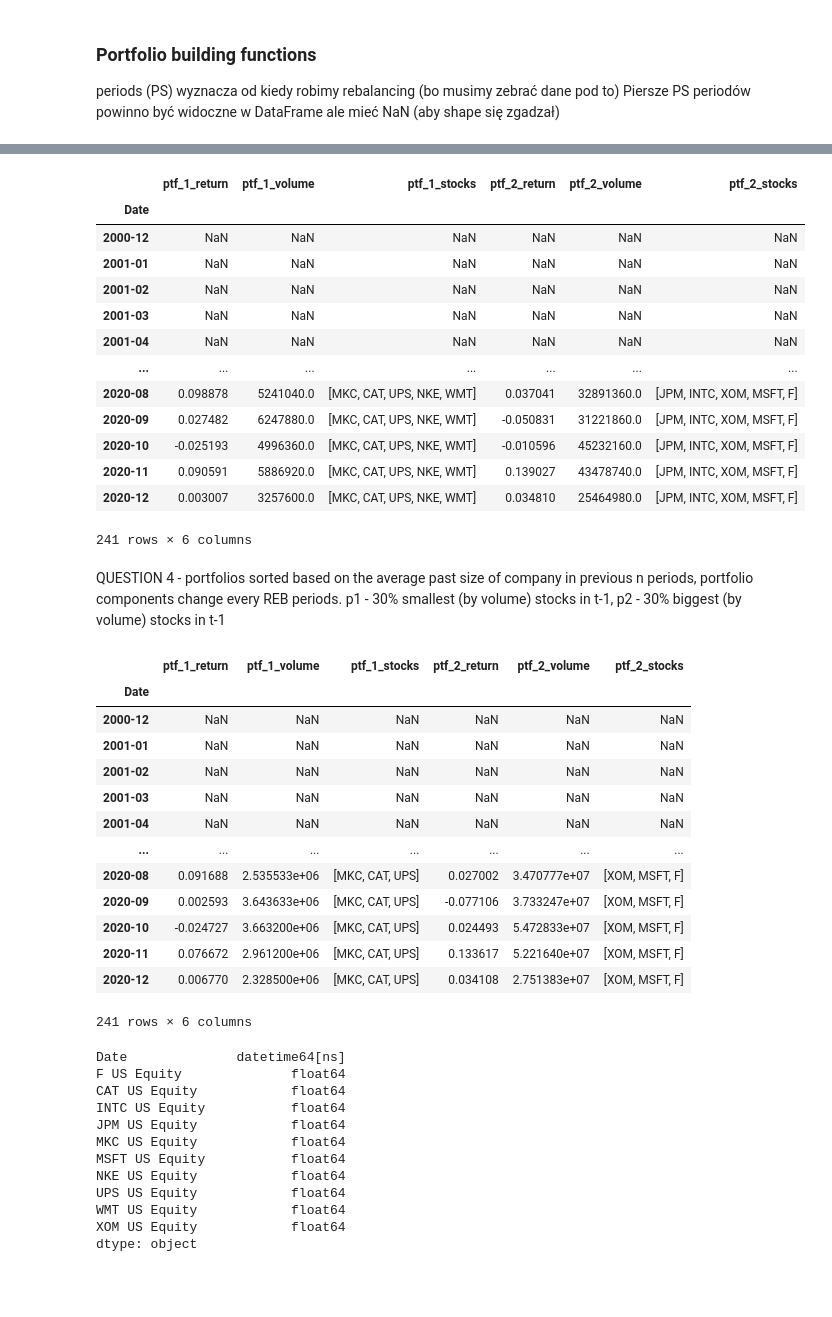
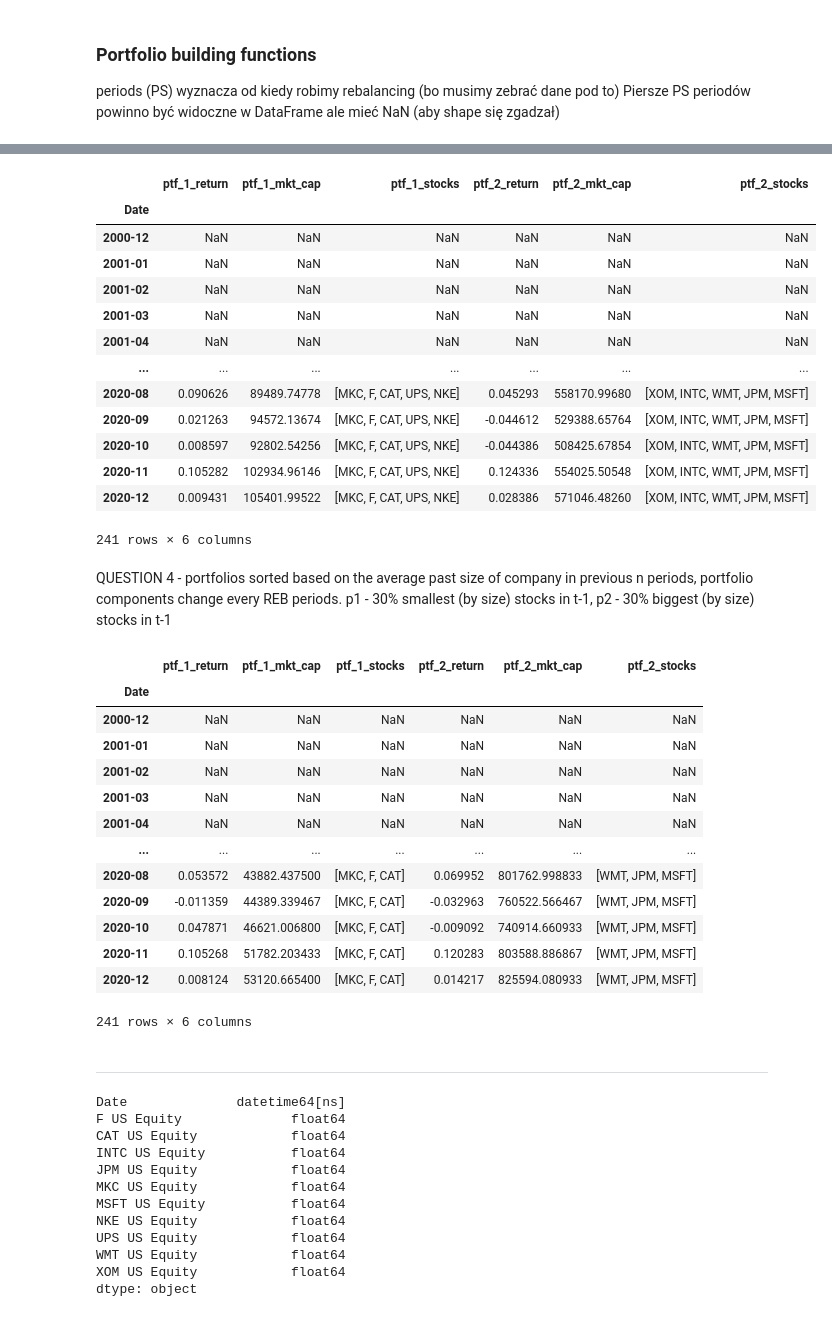
Before and after one commit to maxbranting/investment-theory, a Jupyter notebook: ProblemSet7_ready.ipynb, the cells around one changed output, grey strips where cells are left out. Drawn from its saved outputs; the diff is of its cells as text; code cells hidden in the pictures; blank space fills up the shorter version.

```diff
--- a/ProblemSet7_ready.ipynb
+++ b/ProblemSet7_ready.ipynb
@@ -86,0 +85,4 @@ stocks_data['Close'] = stocks_data['Close'].pct_change()
+# %%
+# we will not need Volume - will use Market Cap instead
+stocks_data = stocks_data.drop(stocks_data.filter(regex='Volume').columns, axis=1)
+stocks_data['Close'] = stocks_data['Close'].pct_change()
@@ -86,0 +92,13 @@ stocks_data['Close'] = stocks_data['Close'].pct_change()
+# %%
+mkt_cap = pd.read_excel("mkt_cap_G2.xlsx", parse_dates = True) #we have it in easy format so pandas will handle date parsing
+# rename columns to match the ones in returns data frame - luckily Bloomberg tickers are the same, just with "US EQUITY" added
+mkt_cap = mkt_cap.rename(columns={c : c.partition(" ")[0] for c in mkt_cap.columns})
+# Get data, only for the last day of each month (and year ofc)
+mth_mkt_cap = mkt_cap.groupby([mkt_cap['Date'].dt.year, mkt_cap['Date'].dt.month], as_index=False).last().set_index("Date")
+# make index have the same format as in stocks_data
+mth_mkt_cap.index = mth_mkt_cap.index.to_period("m")
+# create MultiIndex for Market Cap and each company
+mth_mkt_cap.columns = pd.MultiIndex.from_product([["MktCap"], mth_mkt_cap.columns])
+# join MktCap to stocks_data
+stocks_data = stocks_data.join(mth_mkt_cap, on=["Date"])
+stocks_data.head()
@@ -123,7 +150,7 @@ Piersze PS periodów powinno być widoczne w DataFrame ale mieć NaN (aby shape
 # %%
 # reshape DataFrame
 c = stocks_data['Close'].melt(ignore_index=False, value_name="return", var_name='company') #.reset_index()
-v = stocks_data['Volume'].melt(ignore_index=False, value_name="volume", var_name='company')
-df = pd.merge(c, v, on=["Date",'company'])
+s = stocks_data['MktCap'].melt(ignore_index=False, value_name="mkt_cap", var_name='company')
+df = pd.merge(c, s, on=["Date",'company'])
 df
 # %% [output]
@@ -165,7 +192,7 @@ def rebalance(df_slice, sort_var, p1, p2):
     return [small_comp, big_comp]
 
 
-def get_portfolio_stats(date, portfolios, df):
+def get_portfolio_stats(date, portfolios, df, sort_var):
     """
     portfolios - list of lists of company tickers. The portfolios are increasing order with respect to decision variable value. (P2 will have greater `size` than P1)
     We are interested in average size (mkt_cap), average return and composition of each portfolio
@@ -178,7 +205,7 @@ def get_portfolio_stats(date, portfolios, df):
 
         p_name = "ptf_" + str(idx)
         ptfs[p_name+"_return"] = p_period_df['return'].mean()
-        ptfs[p_name+"_volume"] = p_period_df['volume'].mean()
+        ptfs[p_name+"_"+sort_var] = p_period_df[sort_var].mean()
         ptfs[p_name+"_stocks"] = p
 
     return ptfs
@@ -214,7 +241,7 @@ def constrcut_portfolios(df, decision_var, reb, per, small_p, big_p):
 
         # this is done for each period
         # calculation of metrics
-        stats = get_portfolio_stats(d, portfolios, df)
+        stats = get_portfolio_stats(d, portfolios, df, decision_var)
         test_l.append(stats)
 
     return pd.DataFrame(test_l, index=df.index.unique())
@@ -271,8 +317,8 @@ p2 - 50% biggest (by volume) stocks in t-1
 # %%
-Q3 = constrcut_portfolios(df=df, decision_var="volume", reb=12, per=6, small_p=.5, big_p=.5)
+Q3 = constrcut_portfolios(df=df, decision_var="mkt_cap", reb=12, per=6, small_p=.5, big_p=.5)
 Q3
 # %% [output]
-|  | ptf_1_return | ptf_1_volume | ptf_1_stocks | ptf_2_return | ptf_2_volume | ptf_2_stocks |
+|  | ptf_1_return | ptf_1_mkt_cap | ptf_1_stocks | ptf_2_return | ptf_2_mkt_cap | ptf_2_stocks |
 | Date |  |  |  |  |  |  |
 | 2000-12 | NaN | NaN | NaN | NaN | NaN | NaN |
 | 2001-01 | NaN | NaN | NaN | NaN | NaN | NaN |
@@ -280,21 +326,21 @@ Q3
 | 2001-03 | NaN | NaN | NaN | NaN | NaN | NaN |
 | 2001-04 | NaN | NaN | NaN | NaN | NaN | NaN |
 | ... | ... | ... | ... | ... | ... | ... |
-| 2020-08 | 0.098878 | 5241040.0 | [MKC, CAT, UPS, NKE, WMT] | 0.037041 | 32891360.0 | [JPM, INTC, XOM, MSFT, F] |
-| 2020-09 | 0.027482 | 6247880.0 | [MKC, CAT, UPS, NKE, WMT] | -0.050831 | 31221860.0 | [JPM, INTC, XOM, MSFT, F] |
-| 2020-10 | -0.025193 | 4996360.0 | [MKC, CAT, UPS, NKE, WMT] | -0.010596 | 45232160.0 | [JPM, INTC, XOM, MSFT, F] |
-| 2020-11 | 0.090591 | 5886920.0 | [MKC, CAT, UPS, NKE, WMT] | 0.139027 | 43478740.0 | [JPM, INTC, XOM, MSFT, F] |
-| 2020-12 | 0.003007 | 3257600.0 | [MKC, CAT, UPS, NKE, WMT] | 0.034810 | 25464980.0 | [JPM, INTC, XOM, MSFT, F] |
+| 2020-08 | 0.090626 | 89489.74778 | [MKC, F, CAT, UPS, NKE] | 0.045293 | 558170.99680 | [XOM, INTC, WMT, JPM, MSFT] |
+| 2020-09 | 0.021263 | 94572.13674 | [MKC, F, CAT, UPS, NKE] | -0.044612 | 529388.65764 | [XOM, INTC, WMT, JPM, MSFT] |
+| 2020-10 | 0.008597 | 92802.54256 | [MKC, F, CAT, UPS, NKE] | -0.044386 | 508425.67854 | [XOM, INTC, WMT, JPM, MSFT] |
+| 2020-11 | 0.105282 | 102934.96146 | [MKC, F, CAT, UPS, NKE] | 0.124336 | 554025.50548 | [XOM, INTC, WMT, JPM, MSFT] |
+| 2020-12 | 0.009431 | 105401.99522 | [MKC, F, CAT, UPS, NKE] | 0.028386 | 571046.48260 | [XOM, INTC, WMT, JPM, MSFT] |
 241 rows × 6 columns
 # %% [markdown]
 QUESTION 4 - portfolios sorted based on the average past size of company in previous n periods, portfolio components change every REB periods.
-p1 - 30% smallest (by volume) stocks in t-1,
-p2 - 30% biggest (by volume) stocks in t-1
+p1 - 30% smallest (by size) stocks in t-1,
+p2 - 30% biggest (by size) stocks in t-1
 # %%
-Q4 = constrcut_portfolios(df=df, decision_var="volume", reb=12, per=6, small_p=.3, big_p=.3)
+Q4 = constrcut_portfolios(df=df, decision_var="mkt_cap", reb=12, per=6, small_p=.3, big_p=.3)
 Q4
 # %% [output]
-|  | ptf_1_return | ptf_1_volume | ptf_1_stocks | ptf_2_return | ptf_2_volume | ptf_2_stocks |
+|  | ptf_1_return | ptf_1_mkt_cap | ptf_1_stocks | ptf_2_return | ptf_2_mkt_cap | ptf_2_stocks |
 | Date |  |  |  |  |  |  |
 | 2000-12 | NaN | NaN | NaN | NaN | NaN | NaN |
 | 2001-01 | NaN | NaN | NaN | NaN | NaN | NaN |
@@ -302,12 +348,14 @@ Q4
 | 2001-03 | NaN | NaN | NaN | NaN | NaN | NaN |
 | 2001-04 | NaN | NaN | NaN | NaN | NaN | NaN |
 | ... | ... | ... | ... | ... | ... | ... |
-| 2020-08 | 0.091688 | 2.535533e+06 | [MKC, CAT, UPS] | 0.027002 | 3.470777e+07 | [XOM, MSFT, F] |
-| 2020-09 | 0.002593 | 3.643633e+06 | [MKC, CAT, UPS] | -0.077106 | 3.733247e+07 | [XOM, MSFT, F] |
-| 2020-10 | -0.024727 | 3.663200e+06 | [MKC, CAT, UPS] | 0.024493 | 5.472833e+07 | [XOM, MSFT, F] |
-| 2020-11 | 0.076672 | 2.961200e+06 | [MKC, CAT, UPS] | 0.133617 | 5.221640e+07 | [XOM, MSFT, F] |
-| 2020-12 | 0.006770 | 2.328500e+06 | [MKC, CAT, UPS] | 0.034108 | 2.751383e+07 | [XOM, MSFT, F] |
+| 2020-08 | 0.053572 | 43882.437500 | [MKC, F, CAT] | 0.069952 | 801762.998833 | [WMT, JPM, MSFT] |
+| 2020-09 | -0.011359 | 44389.339467 | [MKC, F, CAT] | -0.032963 | 760522.566467 | [WMT, JPM, MSFT] |
+| 2020-10 | 0.047871 | 46621.006800 | [MKC, F, CAT] | -0.009092 | 740914.660933 | [WMT, JPM, MSFT] |
+| 2020-11 | 0.105268 | 51782.203433 | [MKC, F, CAT] | 0.120283 | 803588.886867 | [WMT, JPM, MSFT] |
+| 2020-12 | 0.008124 | 53120.665400 | [MKC, F, CAT] | 0.014217 | 825594.080933 | [WMT, JPM, MSFT] |
 241 rows × 6 columns
+# %% [markdown]
+___
 # %%
 new_file = pd.read_excel('/Users/stefano/Downloads/investment-theory-main/mkt_cap_G2.xlsx')
 # %%
```
Also changed, not shown: parts of 10 cells of this notebook, 1 other file.
